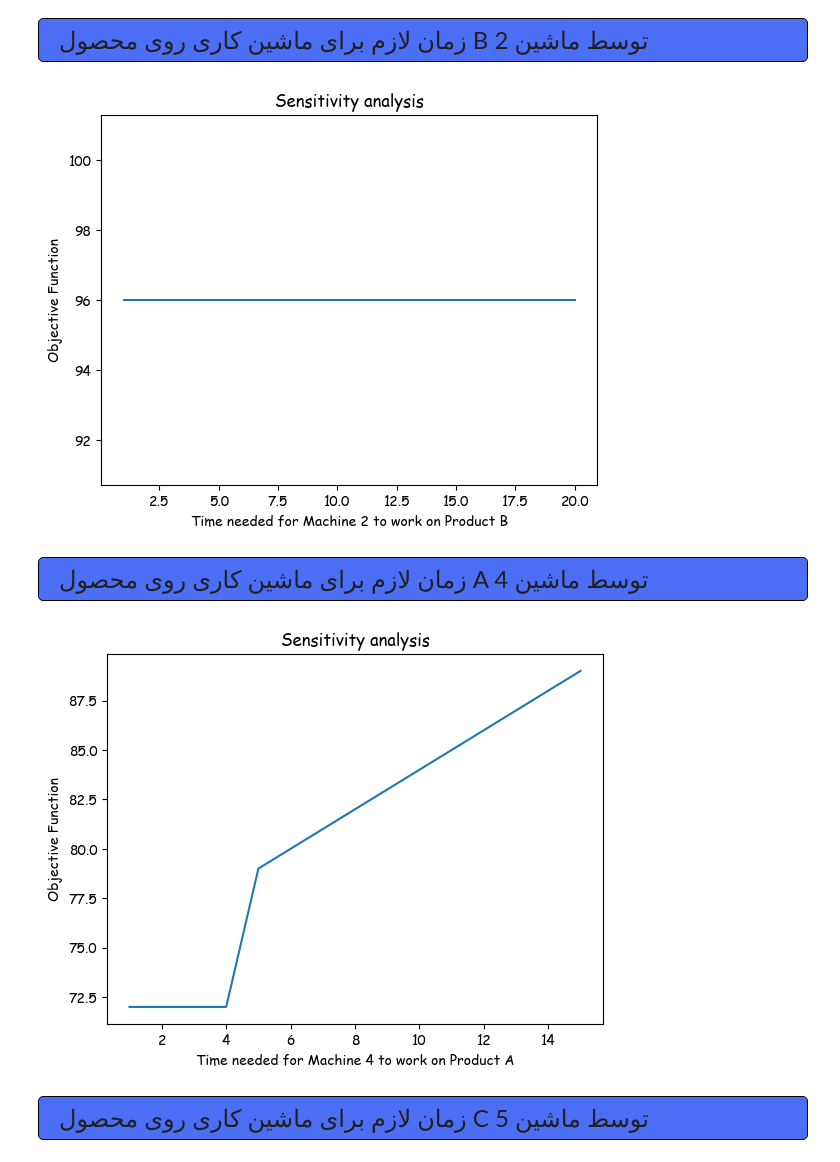
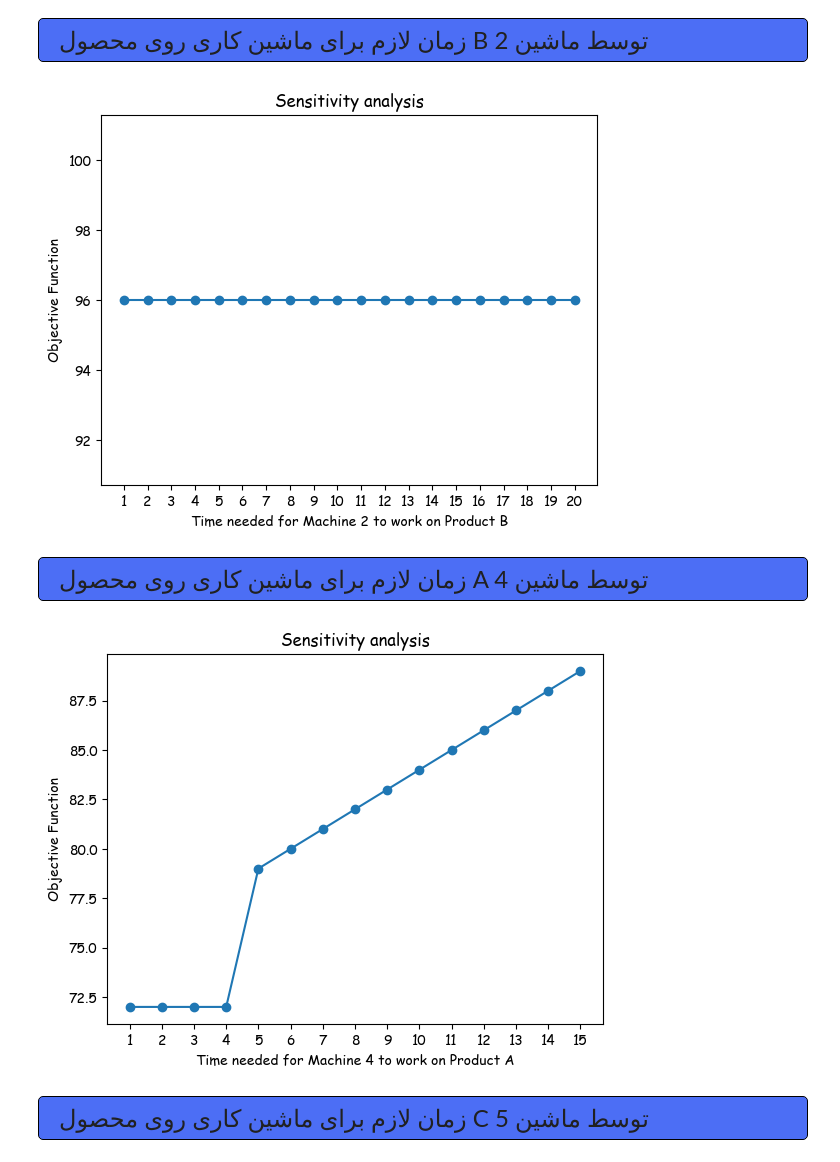
Before and after one commit to hadihe2002/pyomo, a Jupyter notebook: pyomo.ipynb, the cells around one changed output. Drawn from its saved outputs; the diff is of its cells as text; code cells hidden in the pictures.

```diff
--- a/pyomo.ipynb
+++ b/pyomo.ipynb
@@ -216,14 +219,16 @@ from utils.plot_lists import plot_lists
 # %%
 model_1 = model.clone()
 
+xticks = range(1, 20+1)
+
 answers = []
-for i in range(1,20+1):
+for i in xticks:
     model_1.time_params[(2,2)] = i
     answers.append(solve(model_1))
 
-plot_lists(answers, xlabel="Time needed for Machine 2 to work on Product B")
+plot_lists(answers, xlabel="Time needed for Machine 2 to work on Product B", xticks=xticks)
 # %% [output]
-[figure, old version]
+[figure, new version]
 # %% [markdown]
 <div style="font-family: Vazirmatn; font-size:24px; direction: rtl; display: flex; align-items:center; justify-content:center; align-text:center; background-color: #4c6ef5; padding: 10px 20px;border: 1px solid black; border-radius: 5px">
  زمان لازم برای ماشین کاری روی محصول A توسط ماشین 4
@@ -231,14 +236,16 @@ plot_lists(answers, xlabel="Time needed for Machine 2 to work on Product B")
 # %%
 model_2 = model.clone()
 
+xticks = range(1,15+1)
+
 answers = []
-for i in range(1,15+1):
+for i in xticks:
     model_2.time_params[(4,1)] = i
     answers.append(solve(model_2))
 
-plot_lists(answers, xlabel="Time needed for Machine 4 to work on Product A")
+plot_lists(answers, xlabel="Time needed for Machine 4 to work on Product A", xticks=xticks)
 # %% [output]
-[figure, old version]
+[figure, new version]
 # %% [markdown]
 <div style="font-family: Vazirmatn; font-size:24px; direction: rtl; display: flex; align-items:center; justify-content:center; align-text:center; background-color: #4c6ef5; padding: 10px 20px;border: 1px solid black; border-radius: 5px">
  زمان لازم برای ماشین کاری روی محصول C توسط ماشین 5
```
Also changed, not shown: parts of 4 cells of this notebook, 1 other file.
